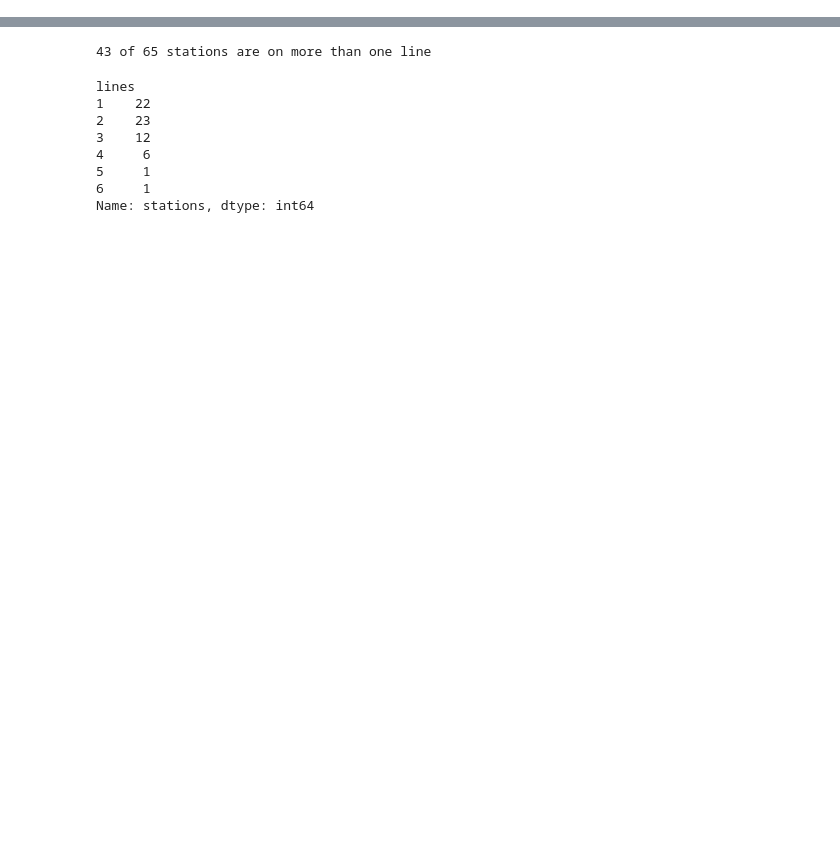
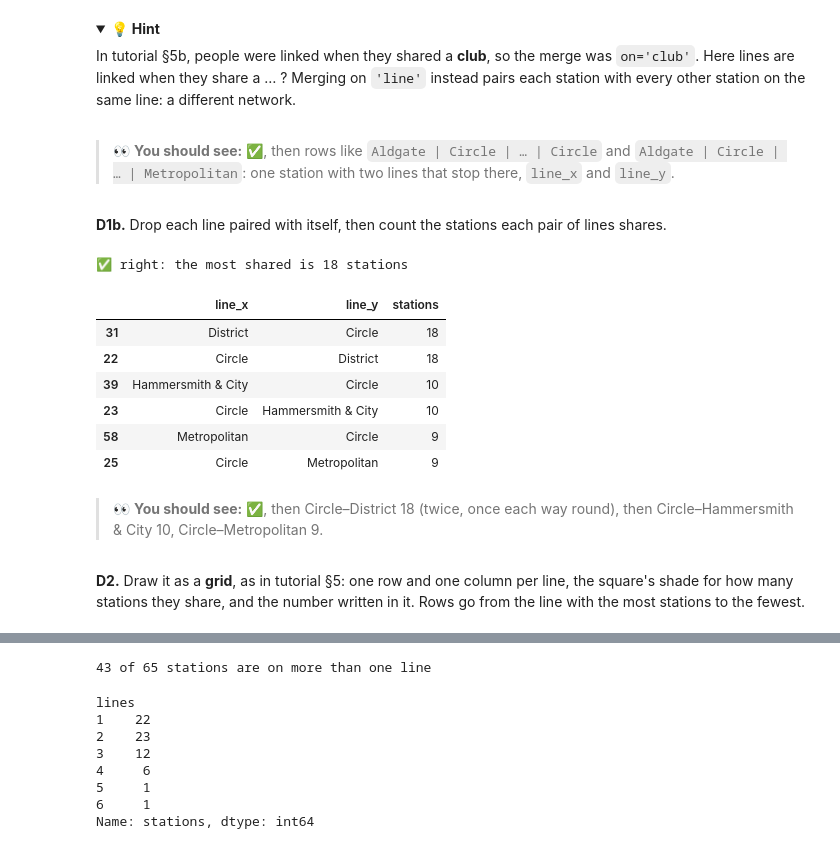
Before and after one commit to urbanteacher/slideforge, a Jupyter notebook: lessons/08_Activity_IPDV_Tube_Networks_Solutions.ipynb, the cells around one changed output, grey strips where cells are left out. Drawn from its saved outputs; the diff is of its cells as text; code cells hidden in the pictures; folded sections open; blank space fills up the shorter version.

```diff
--- a/lessons/08_Activity_IPDV_Tube_Networks_Solutions.ipynb
+++ b/lessons/08_Activity_IPDV_Tube_Networks_Solutions.ipynb
@@ -260,0 +328,31 @@ A **tree** needs every child to have exactly **one** parent. Suppose we try Tube
+# %% [markdown]
+<details><summary>💡 <b>Hint</b></summary>
+
+In tutorial §5b, people were linked when they shared a **club**, so the merge was `on='club'`. Here lines are
+linked when they share a … ? Merging on `'line'` instead pairs each station with every other station on the
+same line: a different network.
+</details>
+# %% [markdown]
+> 👀 **You should see:** ✅, then rows like `Aldgate | Circle | … | Circle` and `Aldgate | Circle | … | Metropolitan`: one station with two lines that stop there, `line_x` and `line_y`.
+# %% [markdown]
+**D1b.** Drop each line paired with itself, then count the stations each pair of lines shares.
+# %%
+both = both[both['line_x'] != both['line_y']]
+shared = both.groupby(['line_x', 'line_y']).size().reset_index(name='stations')
+check(shared['stations'].max() == 18, 'right: the most shared is 18 stations', "keep the rows where the two lines are NOT the same")
+shared.sort_values('stations', ascending=False).head(6)
+# %% [output]
+✅ right: the most shared is 18 stations
+|  | line_x | line_y | stations |
+| 31 | District | Circle | 18 |
+| 22 | Circle | District | 18 |
+| 39 | Hammersmith & City | Circle | 10 |
+| 23 | Circle | Hammersmith & City | 10 |
+| 58 | Metropolitan | Circle | 9 |
+| 25 | Circle | Metropolitan | 9 |
+# %% [markdown]
+> 👀 **You should see:** ✅, then Circle–District 18 (twice, once each way round), then Circle–Hammersmith & City 10, Circle–Metropolitan 9.
+# %% [markdown]
+**D2.** Draw it as a **grid**, as in tutorial §5: one row and one column per line, the square's shade for how
+many stations they share, and the number written in it. Rows go from the line with the most stations to the
+fewest.
```
Also changed, not shown: parts of 86 cells of this notebook, 4 other files.
